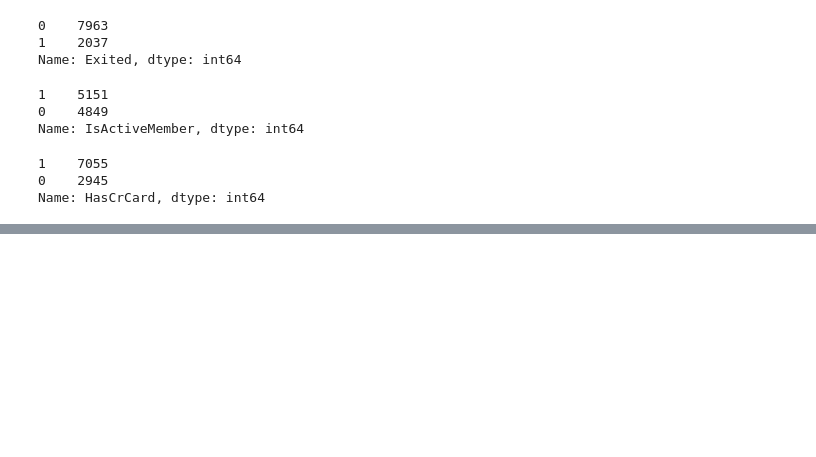
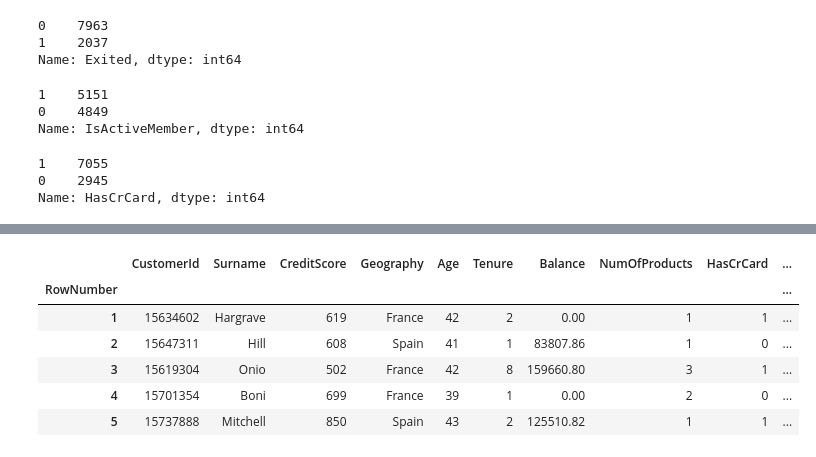
Before and after one commit to santhoshbvsrk/DeepLearning, a Jupyter notebook: ChurnModelling/ChurnModelling.ipynb, the cells around one changed output, grey strips where cells are left out. Cells and saved outputs as stored; diff of their text form; code cells hidden in the pictures; blank space fills up the shorter version.

```diff
--- a/ChurnModelling/ChurnModelling.ipynb
+++ b/ChurnModelling/ChurnModelling.ipynb
@@ -57,4 +77,2 @@ dtype: int64
 # %% [markdown]
 Replacing Index with RowNumber column as it can be considered as Index.
-# %%
-df=df.set_index('RowNumber')
@@ -109,0 +118,2 @@ Length: 9759, dtype: int64
+# %%
+df.drop(columns=['RowNumber','CustomerId','Surname'], inplace=True)
@@ -174,0 +228,2 @@ Name: HasCrCard, dtype: int64
+# %%
+df1 = pd.get_dummies(df,columns=['Gender'])
@@ -174,0 +232,10 @@ Name: HasCrCard, dtype: int64
+# %%
+df1.head()
+# %% [output]
+|  | CustomerId | Surname | CreditScore | Geography | Age | Tenure | Balance | NumOfProducts | HasCrCard | ... |
+| RowNumber |  |  |  |  |  |  |  |  |  | ... |
+| 1 | 15634602 | Hargrave | 619 | France | 42 | 2 | 0.00 | 1 | 1 | ... |
+| 2 | 15647311 | Hill | 608 | Spain | 41 | 1 | 83807.86 | 1 | 0 | ... |
+| 3 | 15619304 | Onio | 502 | France | 42 | 8 | 159660.80 | 3 | 1 | ... |
+| 4 | 15701354 | Boni | 699 | France | 39 | 1 | 0.00 | 2 | 0 | ... |
+| 5 | 15737888 | Mitchell | 850 | Spain | 43 | 2 | 125510.82 | 1 | 1 | ... |
```
Also changed, not shown: parts of 16 cells of this notebook.
